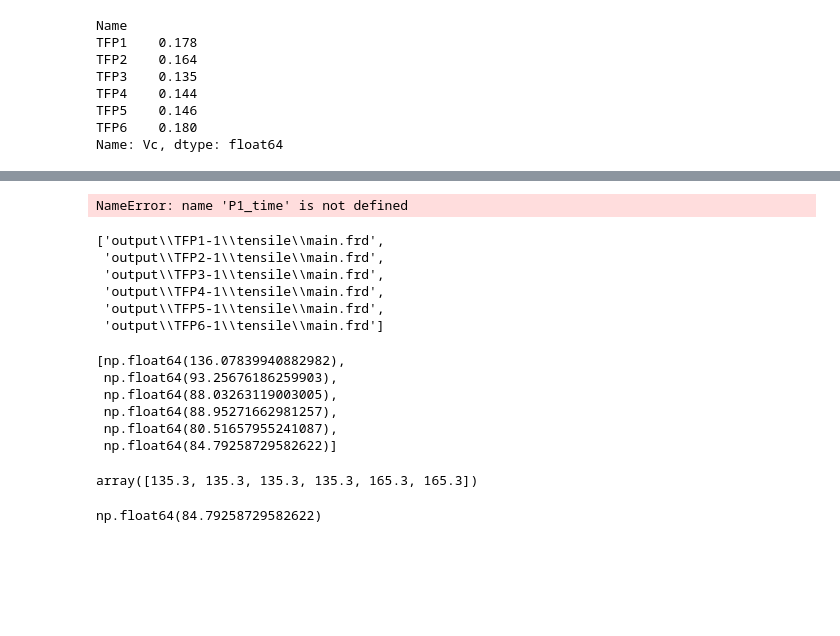
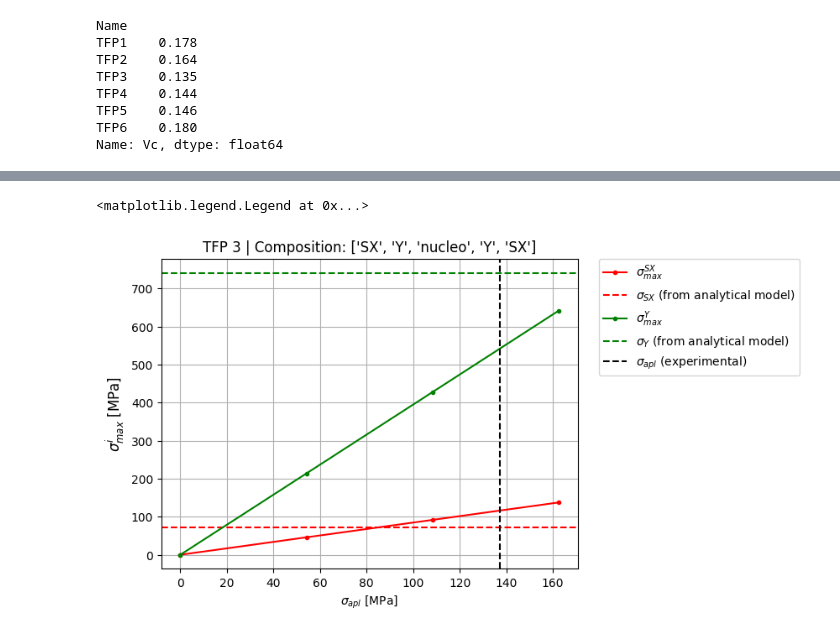
Before and after one commit to AdvancedMaterialSimulation/CITISENS_Composite, a Jupyter notebook: scripts/T02_BendingTest/NumericalModel/T03_Compute_Stress.ipynb, the cells around one changed output, grey strips where cells are left out. Cells and saved outputs as stored; diff of their text form; code cells hidden in the pictures; blank space fills up the shorter version.

```diff
--- a/scripts/T02_BendingTest/NumericalModel/T03_Compute_Stress.ipynb
+++ b/scripts/T02_BendingTest/NumericalModel/T03_Compute_Stress.ipynb
@@ -237,18 +227,32 @@ plt.axvline(St_TFP[TPF],linestyle="--",color="k")
 # %%
 
 colors = ["r","g","k"]
 for i,L in enumerate(Ls):
     if i>len(Ls)//2:
         break
     ly = rr[0]["layers"][i]
     St_layer = St_layers[ly]
-    plt.plot(P1_time,np.array(L)/St_layer,'.-',label=r"$\sigma_{max}$ Layer "+ly,
-                color=colors[i])
+    if ly != "nucleo":
 
-plt.legend()
+        plt.plot(Sapl_time,L,'.-',label=r"$\sigma_{max}^{"+ly + "}$",
+                    color=colors[i])
+        plt.axhline(St_layer,
+                    linestyle="--",
+                    color=colors[i],
+                    label=r"$\sigma_{"+ly+"}$ (from analytical model)")
+
 plt.ylabel(r"$\sigma_{max}^{i}$ [MPa]",fontsize=12)
 plt.xlabel(r"$\sigma_{apl}$ [MPa]")
-# 279 Mpa vertical line
-plt.axvline(279,linestyle="--",color="k")
+#  Mpa vertical line
+plt.axvline(St_TFP[TPF],linestyle="--",
+            color="k",
+            label=r"$\sigma_{apl}$ (experimental)")
+plt.title("TFP "+str(TPF+1) + " | Composition: " + str(icomp))
+plt.grid()
+# outside
+plt.legend( bbox_to_anchor=(1.05, 1),
+           loc='upper left',
+           borderaxespad=0.)
 # %% [output]
-NameError: name 'P1_time' is not defined
+<matplotlib.legend.Legend at 0x...>
+[figure, added]
@@ -272,26 +258,0 @@ for k,iifrd in enumerate(frds):
-# %%
-frds
-# %% [output]
-['output\\TFP1-1\\tensile\\main.frd',
- 'output\\TFP2-1\\tensile\\main.frd',
- 'output\\TFP3-1\\tensile\\main.frd',
- 'output\\TFP4-1\\tensile\\main.frd',
- 'output\\TFP5-1\\tensile\\main.frd',
- 'output\\TFP6-1\\tensile\\main.frd']
-# %%
-sigmas
-# %% [output]
-[np.float64(136.07839940882982),
- np.float64(93.25676186259903),
- np.float64(88.03263119003005),
- np.float64(88.95271662981257),
- np.float64(80.51657955241087),
- np.float64(84.79258729582622)]
-# %%
-A
-# %% [output]
-array([135.3, 135.3, 135.3, 135.3, 165.3, 165.3])
-# %%
-sigma2
-# %% [output]
-np.float64(84.79258729582622)
```
Also changed, not shown: parts of 12 cells of this notebook, 38 other files.
